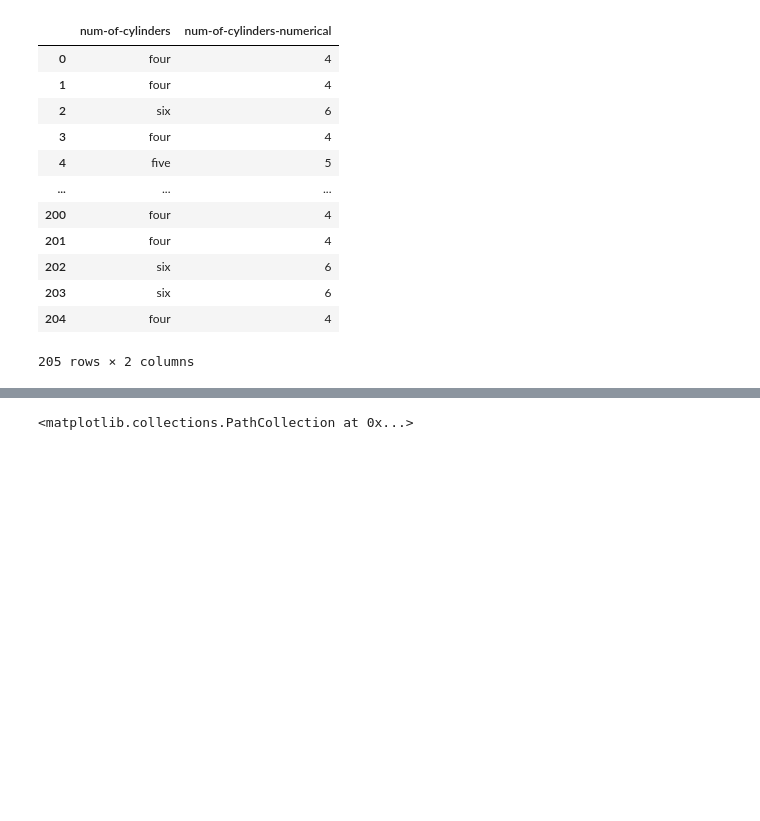
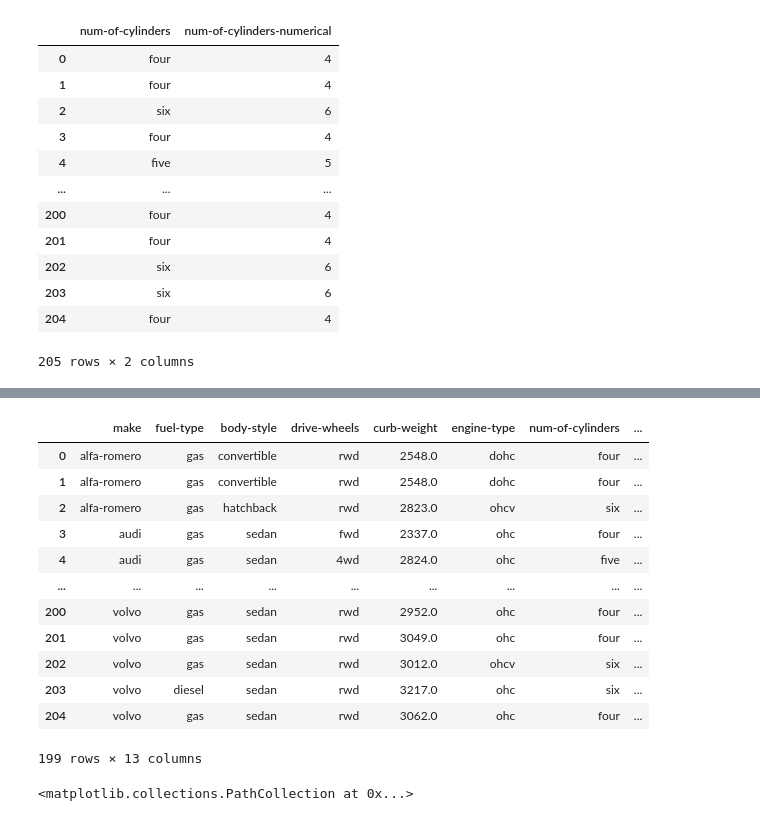
Before and after one commit to mivan000/dse_i2700, a Jupyter notebook: hw1/Data Visualization_Cars.ipynb, the cells around one changed output, grey strips where cells are left out. Saved outputs shown, nothing was run; the diff lists cells and outputs as text; code cells hidden in the pictures; blank space fills up the shorter version.

```diff
--- a/hw1/Data Visualization_Cars.ipynb
+++ b/hw1/Data Visualization_Cars.ipynb
@@ -176,0 +148,17 @@ cars_vega.dropna()
+# %%
+cars_vega_no_null = cars_vega_w_null.dropna()
+cars_vega_no_null
+# %% [output]
+|  | make | fuel-type | body-style | drive-wheels | curb-weight | engine-type | num-of-cylinders | ... |
+| 0 | alfa-romero | gas | convertible | rwd | 2548.0 | dohc | four | ... |
+| 1 | alfa-romero | gas | convertible | rwd | 2548.0 | dohc | four | ... |
+| 2 | alfa-romero | gas | hatchback | rwd | 2823.0 | ohcv | six | ... |
+| 3 | audi | gas | sedan | fwd | 2337.0 | ohc | four | ... |
+| 4 | audi | gas | sedan | 4wd | 2824.0 | ohc | five | ... |
+| ... | ... | ... | ... | ... | ... | ... | ... | ... |
+| 200 | volvo | gas | sedan | rwd | 2952.0 | ohc | four | ... |
+| 201 | volvo | gas | sedan | rwd | 3049.0 | ohc | four | ... |
+| 202 | volvo | gas | sedan | rwd | 3012.0 | ohcv | six | ... |
+| 203 | volvo | diesel | sedan | rwd | 3217.0 | ohc | six | ... |
+| 204 | volvo | gas | sedan | rwd | 3062.0 | ohc | four | ... |
+199 rows × 13 columns
```
Also changed, not shown: parts of 10 cells of this notebook, 1 other file.
